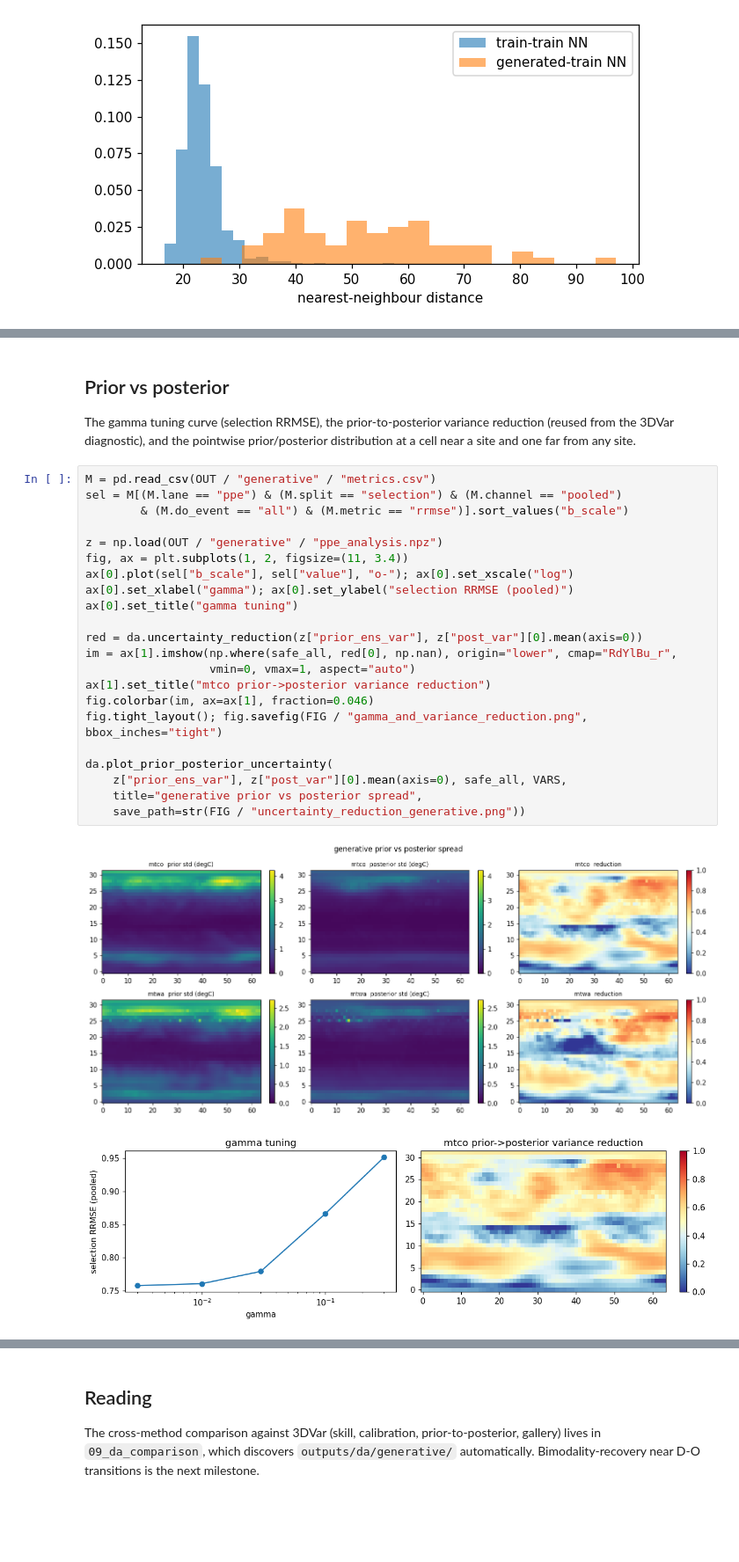
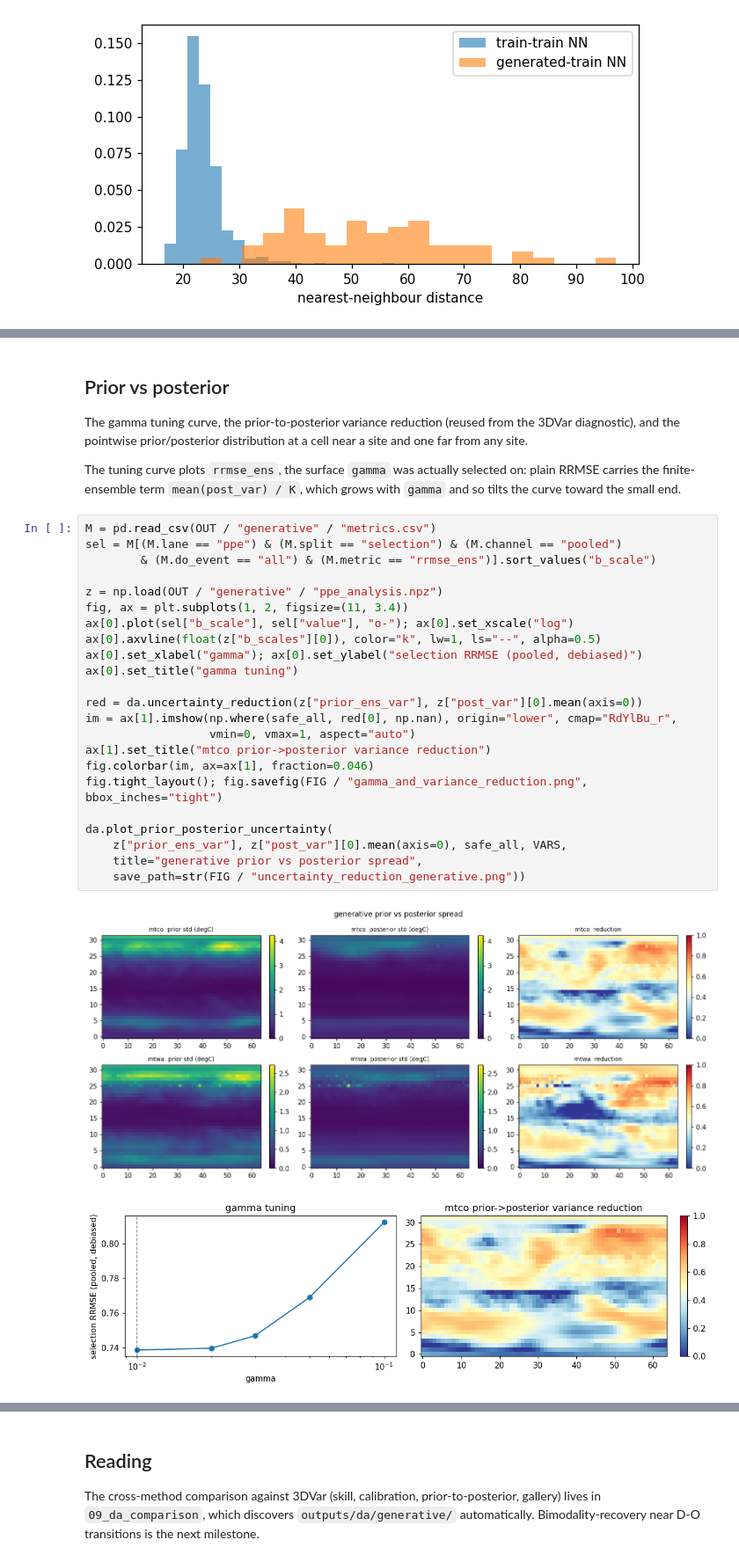
Before and after one commit to evgeni-g-georgiev/sparse_paleoclimate_field_reconstruction, a Jupyter notebook: notebooks/10_generative_prior.ipynb, the cells around one changed output, grey strips where cells are left out. Shown at 88% size. Saved outputs shown, nothing was run; the diff lists cells and outputs as text; blank space fills up the shorter version.

```diff
--- a/notebooks/10_generative_prior.ipynb
+++ b/notebooks/10_generative_prior.ipynb
@@ -324,34 +332,39 @@ wrote ['metrics.csv', 'ppe_analysis.npz', 'ppe_config.json', 'withholding_random
 # %% [markdown]
 ## Prior vs posterior
 
-The gamma tuning curve (selection RRMSE), the prior-to-posterior variance reduction
-(reused from the 3DVar diagnostic), and the pointwise prior/posterior distribution
-at a cell near a site and one far from any site.
+The gamma tuning curve, the prior-to-posterior variance reduction (reused from the
+3DVar diagnostic), and the pointwise prior/posterior distribution at a cell near a
+site and one far from any site.
+
+The tuning curve plots `rrmse_ens`, the surface `gamma` was actually selected on:
+plain RRMSE carries the finite-ensemble term `mean(post_var) / K`, which grows with
+`gamma` and so tilts the curve toward the small end.
 # %%
 M = pd.read_csv(OUT / "generative" / "metrics.csv")
 sel = M[(M.lane == "ppe") & (M.split == "selection") & (M.channel == "pooled")
-        & (M.do_event == "all") & (M.metric == "rrmse")].sort_values("b_scale")
+        & (M.do_event == "all") & (M.metric == "rrmse_ens")].sort_values("b_scale")
 
 z = np.load(OUT / "generative" / "ppe_analysis.npz")
 fig, ax = plt.subplots(1, 2, figsize=(11, 3.4))
 ax[0].plot(sel["b_scale"], sel["value"], "o-"); ax[0].set_xscale("log")
-ax[0].set_xlabel("gamma"); ax[0].set_ylabel("selection RRMSE (pooled)")
+ax[0].axvline(float(z["b_scales"][0]), color="k", lw=1, ls="--", alpha=0.5)
+ax[0].set_xlabel("gamma"); ax[0].set_ylabel("selection RRMSE (pooled, debiased)")
 ax[0].set_title("gamma tuning")
 
 red = da.uncertainty_reduction(z["prior_ens_var"], z["post_var"][0].mean(axis=0))
 im = ax[1].imshow(np.where(safe_all, red[0], np.nan), origin="lower", cmap="RdYlBu_r",
                   vmin=0, vmax=1, aspect="auto")
 ax[1].set_title("mtco prior->posterior variance reduction")
 fig.colorbar(im, ax=ax[1], fraction=0.046)
 fig.tight_layout(); fig.savefig(FIG / "gamma_and_variance_reduction.png", bbox_inches="tight")
 
 da.plot_prior_posterior_uncertainty(
     z["prior_ens_var"], z["post_var"][0].mean(axis=0), safe_all, VARS,
     title="generative prior vs posterior spread",
     save_path=str(FIG / "uncertainty_reduction_generative.png"))
 # %% [output]
 [figure]
-[figure, old version]
+[figure, new version]
 [figure]
 # %%
 # Pointwise prior vs posterior at a near-site and a far cell (mtco), for one truth.
```
Also changed, not shown: parts of 9 cells of this notebook.
